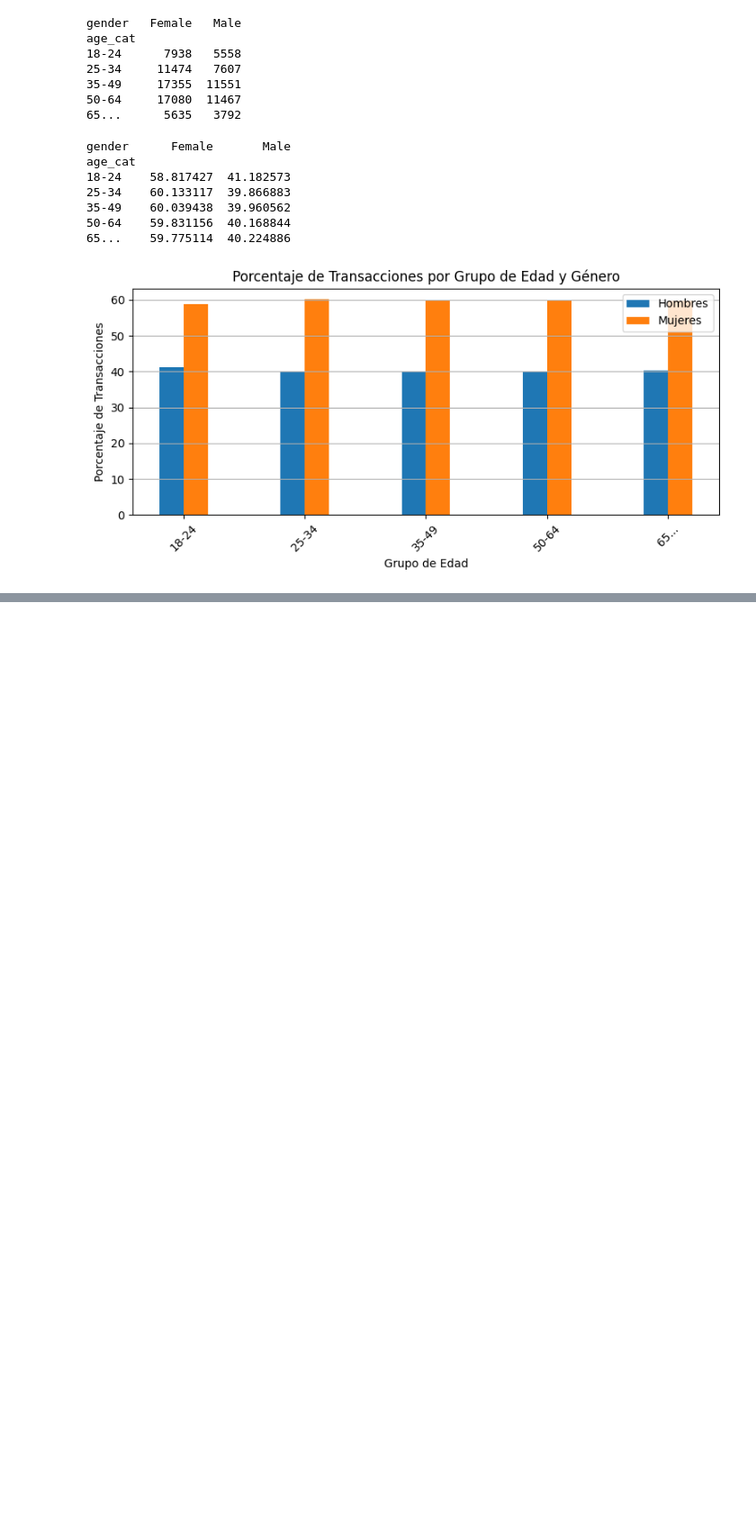
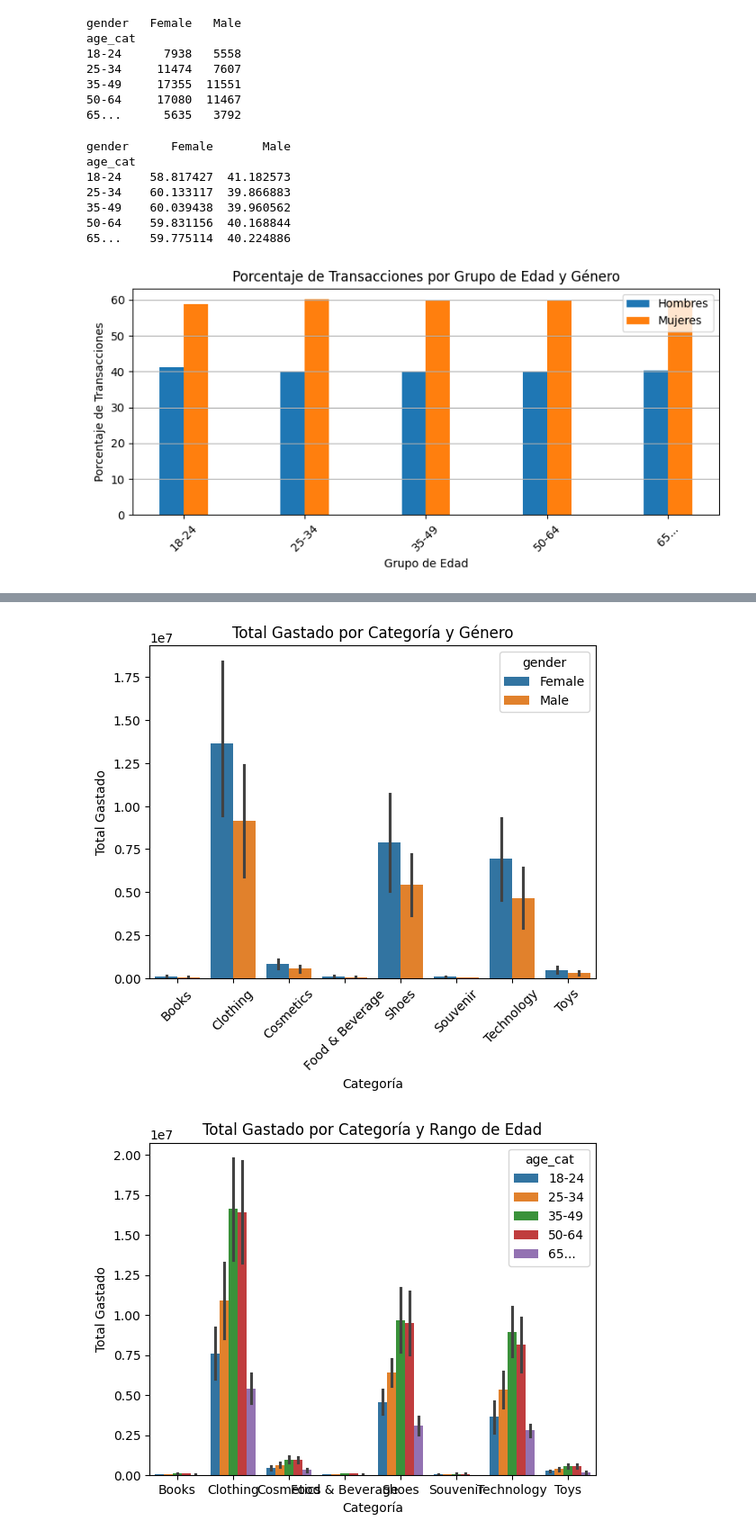
Before and after one commit to CarmenRosillo/retail-analisis, a Jupyter notebook: retail.ipynb, the cells around one changed output, grey strips where cells are left out. Shown: that part at 90% size. Drawn from its saved outputs; the diff is of its cells as text; code cells hidden in the pictures; blank space fills up the shorter version.

```diff
--- a/retail.ipynb
+++ b/retail.ipynb
@@ -762,0 +817,5 @@ plt.show()
+# %%
+# Agrupamos por categoría, género y edad, y calculamos la suma del total gastado
+df_agrupado = df5.groupby(['category', 'gender', 'age_cat'])['total'].sum().reset_index()
+
+print(df_agrupado)
@@ -762,0 +837,17 @@ plt.show()
+# %%
+# Crear un gráfico de barras
+sns.barplot(x='category', y='total', hue='gender', data=df_agrupado)
+plt.title('Total Gastado por Categoría y Género')
+plt.xlabel('Categoría')
+plt.xticks(rotation=45)
+plt.ylabel('Total Gastado')
+plt.show()
+
+sns.barplot(x='category', y='total', hue='age_cat', data=df_agrupado)
+plt.title('Total Gastado por Categoría y Rango de Edad')
+plt.xlabel('Categoría')
+plt.ylabel('Total Gastado')
+plt.show()
+# %% [output]
+[figure, added]
+[figure, added]
```
Also changed, not shown: parts of 7 cells of this notebook.
